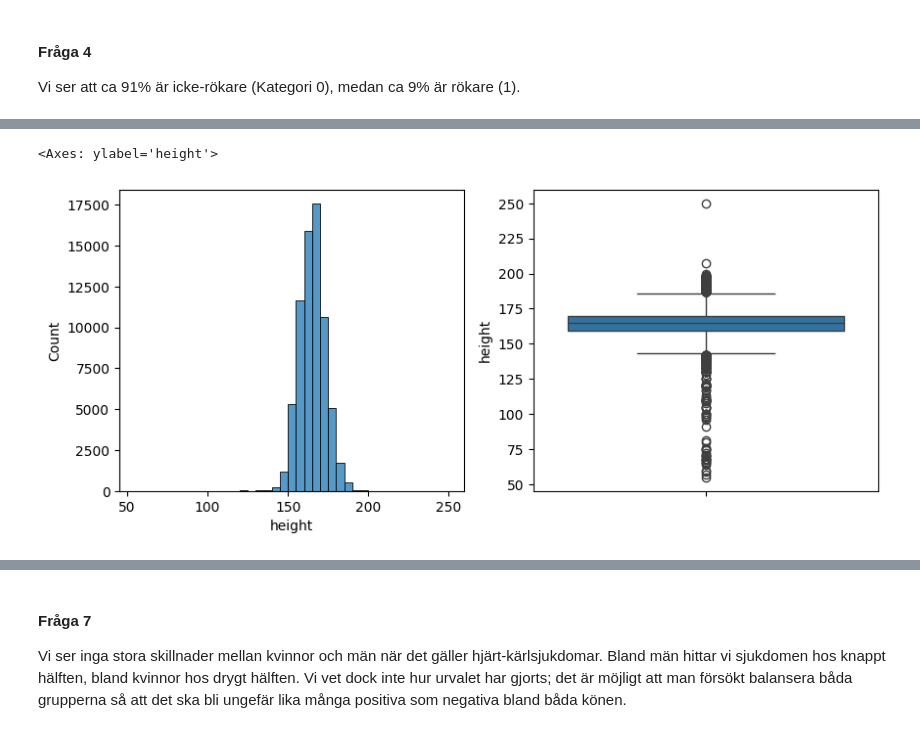
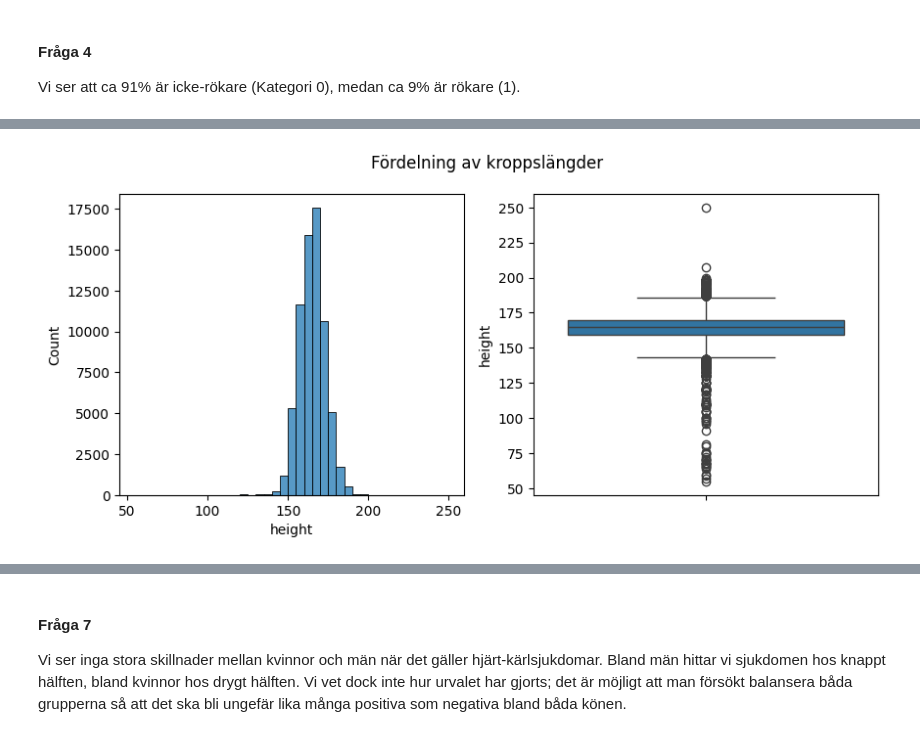
Before and after one commit to bearwinterfirth/medical, a Jupyter notebook: disease_prediction_1.ipynb, the cells around one changed output, grey strips where cells are left out. Drawn from its saved outputs; the diff is of its cells as text; code cells hidden in the pictures.

Commit message:
diagram title

```diff
--- a/disease_prediction_1.ipynb
+++ b/disease_prediction_1.ipynb
@@ -79,7 +83,7 @@ I histogrammet ovan ser vi fördelningen av vikterna, i 5-kilosintervall. Förde
 # %%
 fig, ax=plt.subplots(1, 2, figsize=(10,4))
 sns.histplot(df["height"], binwidth=5, ax=ax[0])
 sns.boxplot(df["height"], ax=ax[1])
+fig.suptitle("Fördelning av kroppslängder");
 # %% [output]
-<Axes: ylabel='height'>
-[figure, old version]
+[figure, new version]
```
Also changed, not shown: parts of 8 cells of this notebook.
